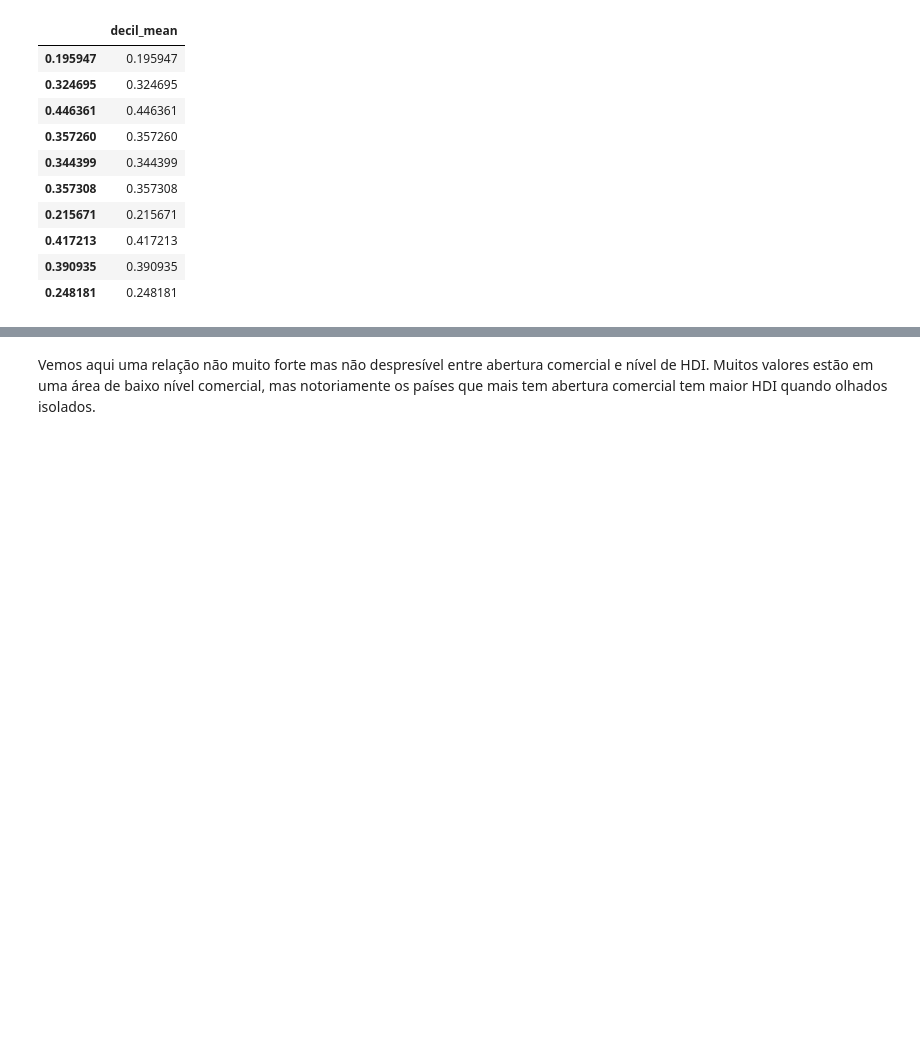
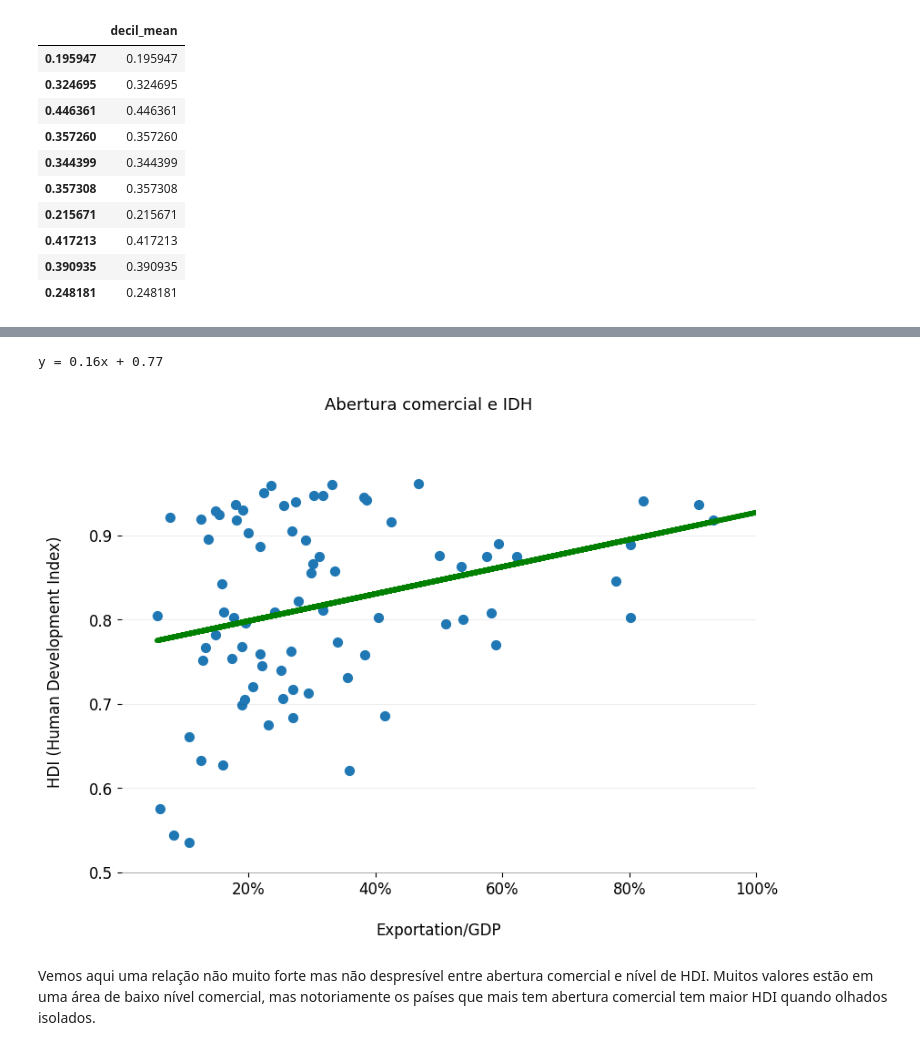
Before and after one commit to talissonmeira/WTH, a Jupyter notebook: grupo_12_noturno_abertura_comercial.ipynb, the cells around one changed output, grey strips where cells are left out. Drawn from its saved outputs; the diff is of its cells as text; code cells hidden in the pictures; blank space fills up the shorter version.

```diff
--- a/grupo_12_noturno_abertura_comercial.ipynb
+++ b/grupo_12_noturno_abertura_comercial.ipynb
@@ -610,3 +591,60 @@ y = 0.16x + 0.77
+# %%
+import numpy as np
+from numpy import poly1d
+
+height = 6
+fig, ax = plt.subplots(1,1, figsize=(1.50*height, height))
+
+# Variáveis a serem plotadas
+q=df_final['exports_over_gdp']
+p=df_final['hdi']
+ax.scatter(q,p,color='#1f77b4',marker='o',s=50)
+
+# Visibilidade das bordas
+ax.spines['top'].set_visible(False)
+ax.spines['right'].set_visible(False)
+ax.spines['left'].set_visible(False)
+ax.spines['bottom'].set_visible(True)
+ax.spines['bottom'].set_alpha(0.3)
+
+# Grid
+ax.grid(visible=True, which='major',axis='y', ls='-',lw=0.5,c='k',alpha=0.1)
+
+# Ticks e labels
+
+q_ticks=[0.2,0.4,0.6,0.8,1]
+q_labels=['20%','40%','60%','80%','100%']
+p_ticks=[0.5,0.6,0.7,0.8,0.9]
+p_labels=['0.5','0.6','0.7','0.8','0.9']
+
+ax.set_xticks(q_ticks)
+ax.set_xticklabels(q_labels, fontsize=12, fontweight='light')
+ax.set_yticks(p_ticks)
+ax.set_yticklabels(p_labels, fontsize=12, fontweight='light')
+
+# Limites
+ax.set_xlim(0, 1)
+ax.set_ylim(0.5, 1)
+ax.set_xlabel('Exportation/GDP',fontsize=12, fontweight='light', labelpad=20)
+ax.set_ylabel('HDI (Human Development Index)',fontsize=12, fontweight='light', labelpad=20)
+
+# Título e fonte
+plt.suptitle('Abertura comercial e IDH',fontsize=13,fontweight='normal')
+
+#Reta da regressão linear
+
+fit = np.polyfit(q, p, 1)
+fit_fn = np.poly1d(fit)
+ax.plot(q, fit_fn(q), '-g',lw=4)
+
+#Equação da reta
+equation = 'y = {:.2f}x + {:.2f}'.format(fit[0], fit[1])
+print(equation)
+
+plt.show()
+# %% [output]
+y = 0.16x + 0.77
+[figure, added]
 # %% [markdown]
 Vemos aqui uma relação não muito forte mas não despresível entre abertura comercial e nível de HDI. Muitos valores estão em uma área de baixo nível comercial, mas notoriamente os países que mais tem abertura comercial tem maior HDI quando olhados isolados.
 # %% [markdown]
```
Also changed, not shown: parts of 10 cells of this notebook.
